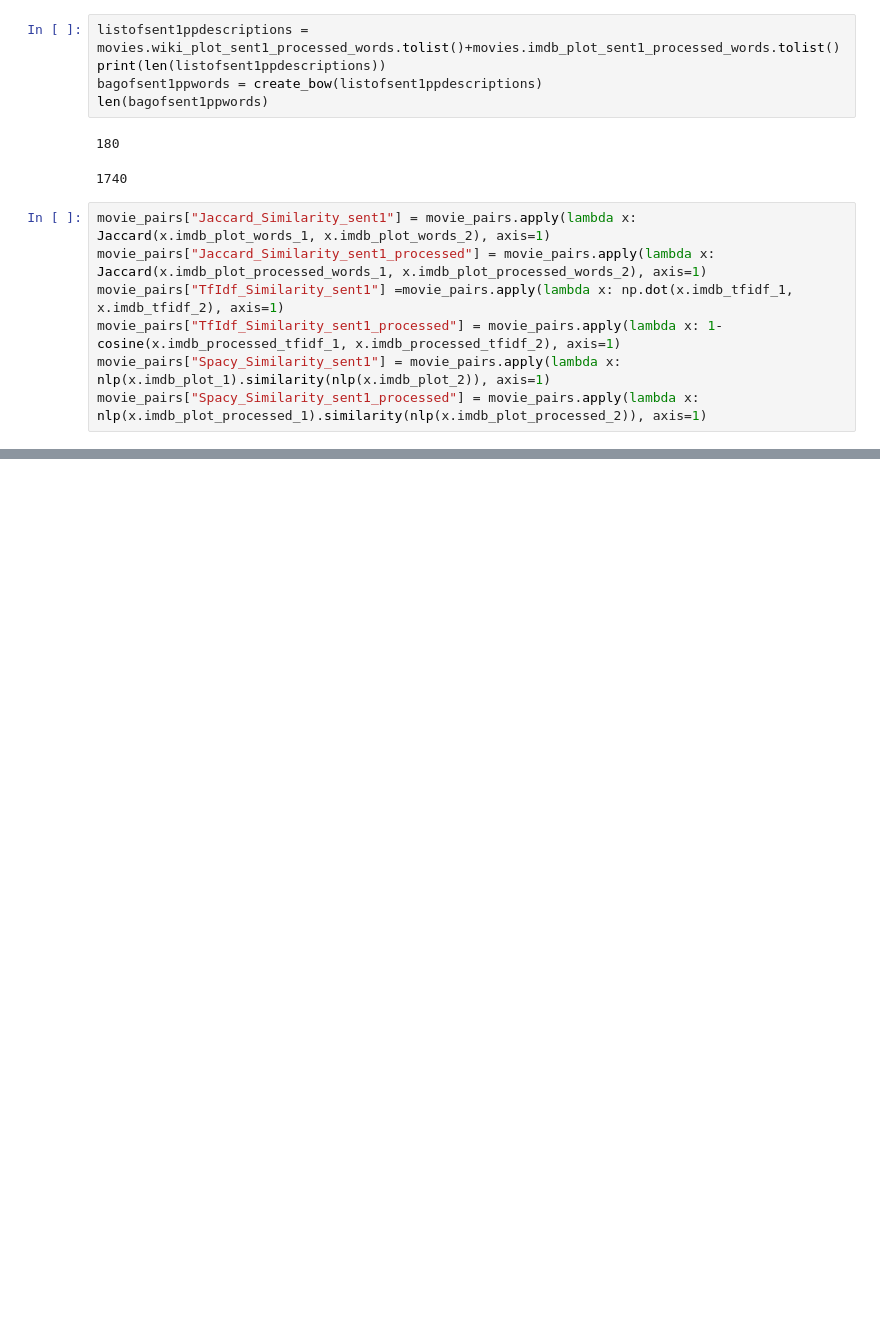
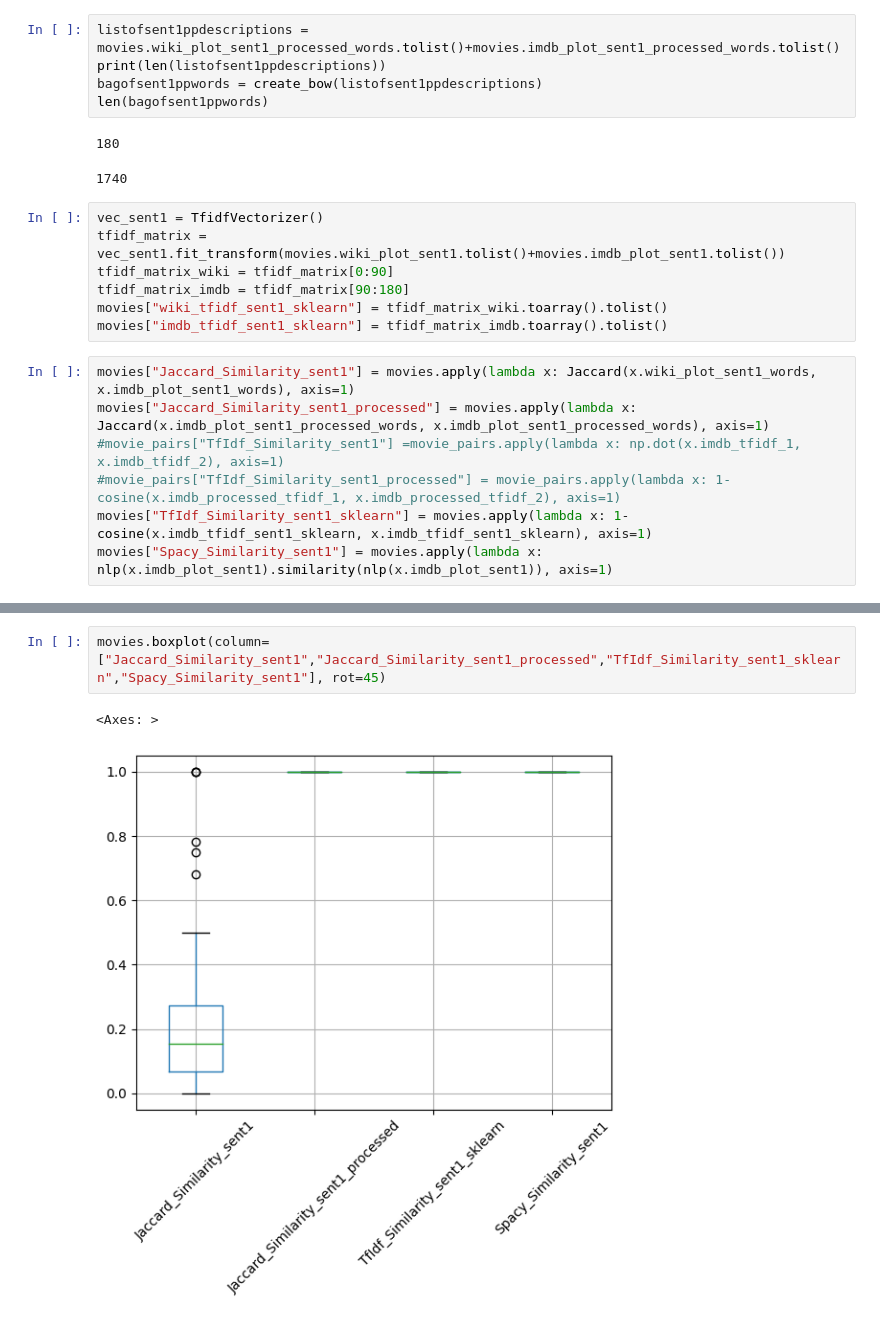
Before and after one commit to ak-malone/NLU, a Jupyter notebook: bagofwords.ipynb, the cells around one changed output, grey strips where cells are left out. Saved outputs shown, nothing was run; the diff lists cells and outputs as text; blank space fills up the shorter version.

```diff
--- a/bagofwords.ipynb
+++ b/bagofwords.ipynb
@@ -523,12 +631,19 @@ len(bagofsent1ppwords)
 # %% [output]
 180
 1740
+# %%
+vec_sent1 = TfidfVectorizer()
+tfidf_matrix = vec_sent1.fit_transform(movies.wiki_plot_sent1.tolist()+movies.imdb_plot_sent1.tolist())
+tfidf_matrix_wiki = tfidf_matrix[0:90]
+tfidf_matrix_imdb = tfidf_matrix[90:180]
+movies["wiki_tfidf_sent1_sklearn"] = tfidf_matrix_wiki.toarray().tolist()
+movies["imdb_tfidf_sent1_sklearn"] = tfidf_matrix_imdb.toarray().tolist()
 # %%
-movie_pairs["Jaccard_Similarity_sent1"] = movie_pairs.apply(lambda x: Jaccard(x.imdb_plot_words_1, x.imdb_plot_words_2), axis=1)
-movie_pairs["Jaccard_Similarity_sent1_processed"] = movie_pairs.apply(lambda x: Jaccard(x.imdb_plot_processed_words_1, x.imdb_plot_processed_words_2), axis=1)
-movie_pairs["TfIdf_Similarity_sent1"] =movie_pairs.apply(lambda x: np.dot(x.imdb_tfidf_1, x.imdb_tfidf_2), axis=1)
-movie_pairs["TfIdf_Similarity_sent1_processed"] = movie_pairs.apply(lambda x: 1-cosine(x.imdb_processed_tfidf_1, x.imdb_processed_tfidf_2), axis=1)
-movie_pairs["Spacy_Similarity_sent1"] = movie_pairs.apply(lambda x: nlp(x.imdb_plot_1).similarity(nlp(x.imdb_plot_2)), axis=1)
-movie_pairs["Spacy_Similarity_sent1_processed"] = movie_pairs.apply(lambda x: nlp(x.imdb_plot_processed_1).similarity(nlp(x.imdb_plot_processed_2)), axis=1)
+movies["Jaccard_Similarity_sent1"] = movies.apply(lambda x: Jaccard(x.wiki_plot_sent1_words, x.imdb_plot_sent1_words), axis=1)
+movies["Jaccard_Similarity_sent1_processed"] = movies.apply(lambda x: Jaccard(x.imdb_plot_sent1_processed_words, x.imdb_plot_sent1_processed_words), axis=1)
+#movie_pairs["TfIdf_Similarity_sent1"] =movie_pairs.apply(lambda x: np.dot(x.imdb_tfidf_1, x.imdb_tfidf_2), axis=1)
+#movie_pairs["TfIdf_Similarity_sent1_processed"] = movie_pairs.apply(lambda x: 1-cosine(x.imdb_processed_tfidf_1, x.imdb_processed_tfidf_2), axis=1)
+movies["TfIdf_Similarity_sent1_sklearn"] = movies.apply(lambda x: 1- cosine(x.imdb_tfidf_sent1_sklearn, x.imdb_tfidf_sent1_sklearn), axis=1)
+movies["Spacy_Similarity_sent1"] = movies.apply(lambda x: nlp(x.imdb_plot_sent1).similarity(nlp(x.imdb_plot_sent1)), axis=1)
 # %%
 movies
@@ -548,0 +650,5 @@ movies
+# %%
+movies.boxplot(column=["Jaccard_Similarity_sent1","Jaccard_Similarity_sent1_processed","TfIdf_Similarity_sent1_sklearn","Spacy_Similarity_sent1"], rot=45)
+# %% [output]
+<Axes: >
+[figure, added]
```
Also changed, not shown: parts of 18 cells of this notebook.
